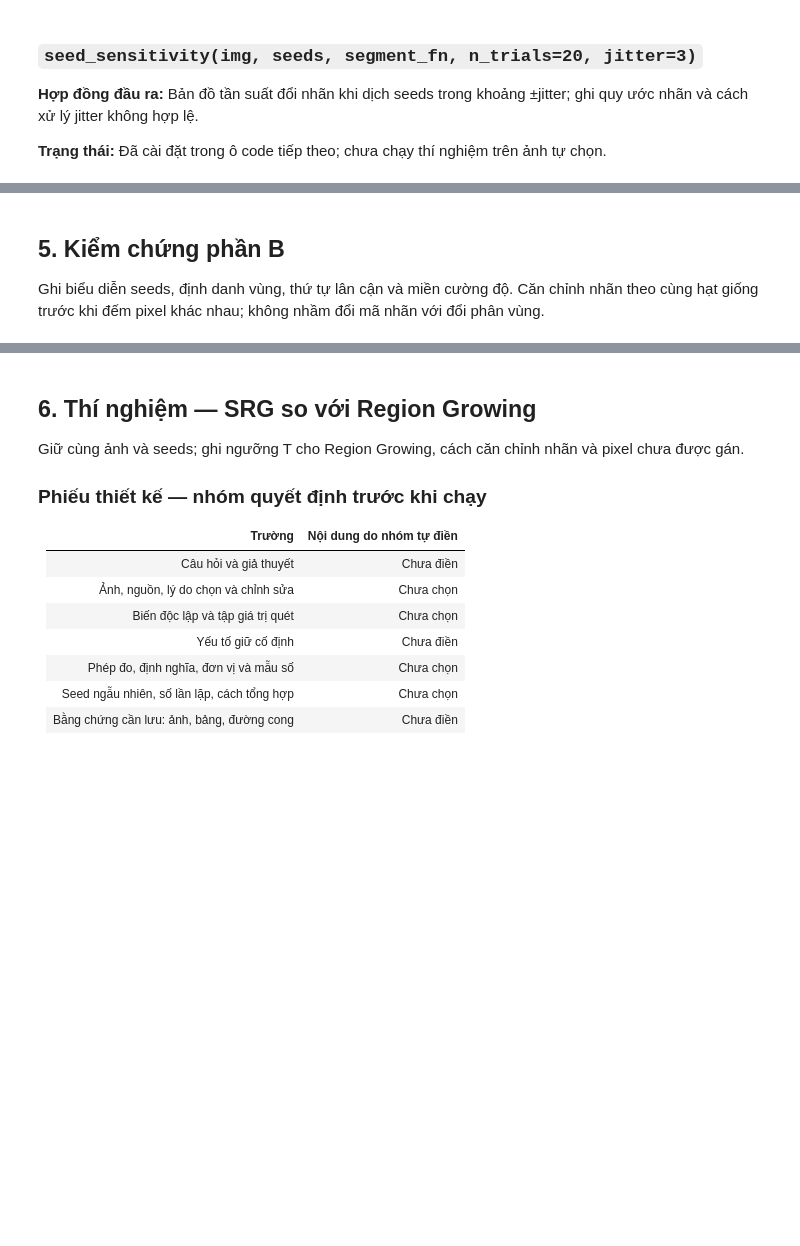
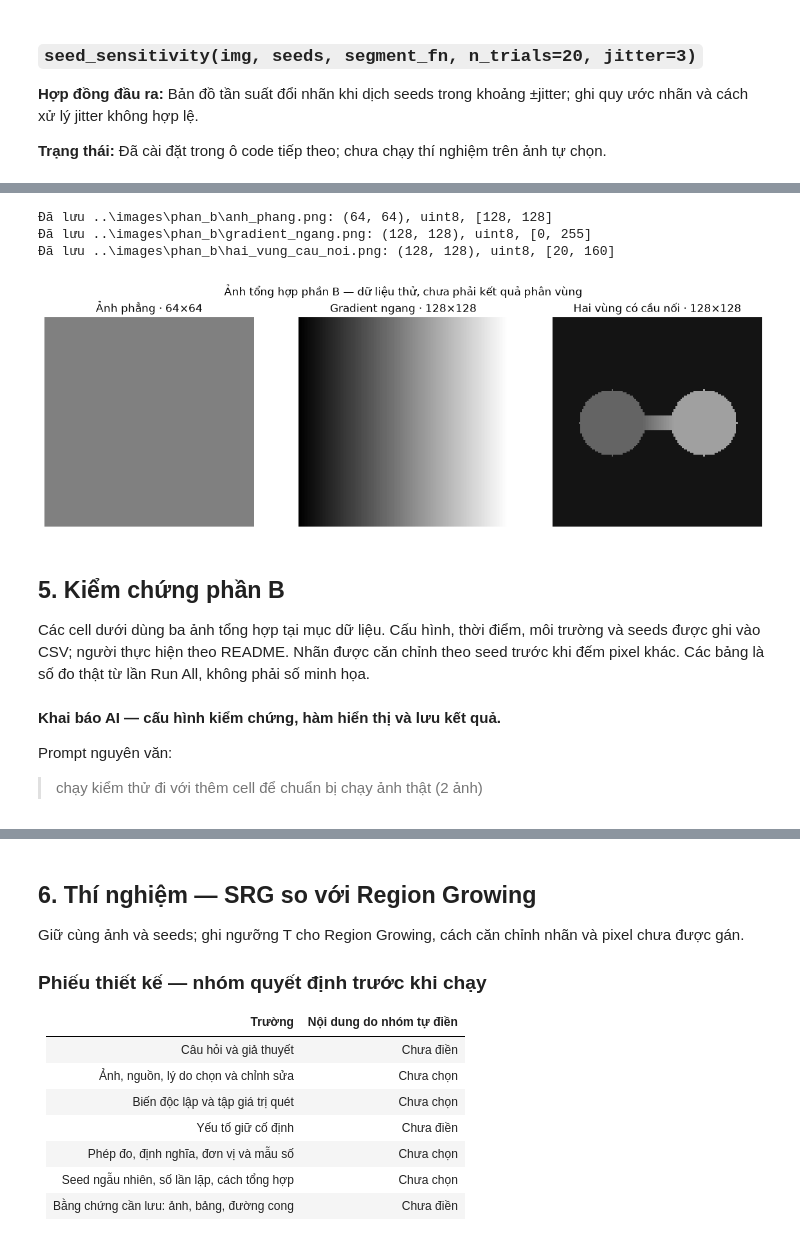
Before and after one commit to t-minhquan/Computer-Vision_Lab2, a Jupyter notebook: notebooks/phan_b_phan_vung_anh.ipynb, the cells around one changed output, grey strips where cells are left out. Saved outputs shown, nothing was run; the diff lists cells and outputs as text; code cells hidden in the pictures; blank space fills up the shorter version.

```diff
--- a/notebooks/phan_b_phan_vung_anh.ipynb
+++ b/notebooks/phan_b_phan_vung_anh.ipynb
@@ -320,4 +342,69 @@ def seed_sensitivity(img, seeds, segment_fn, n_trials=20, jitter=3):
+# %%
+from pathlib import Path
+import matplotlib.pyplot as plt
+
+# Working directory là thư mục chứa notebook.
+b_image_dir = Path("../images/phan_b")
+b_image_dir.mkdir(parents=True, exist_ok=True)
+
+b_flat = np.full((64, 64), 128, dtype=np.uint8)
+b_gradient = np.tile(np.rint(np.linspace(0, 255, 128)).astype(np.uint8), (128, 1))
+
+b_rows, b_cols = np.indices((128, 128))
+b_bridge = np.full((128, 128), 20, dtype=np.uint8)
+b_left = (b_rows - 64) ** 2 + (b_cols - 36) ** 2 <= 20 ** 2
+b_right = (b_rows - 64) ** 2 + (b_cols - 92) ** 2 <= 20 ** 2
+b_bridge[b_left] = 100
+b_bridge[b_right] = 160
+b_bridge[60:69, 54:75] = np.rint(np.linspace(100, 160, 21)).astype(np.uint8)[None, :]
+
+b_images = {
+    "anh_phang": b_flat,
+    "gradient_ngang": b_gradient,
+    "hai_vung_cau_noi": b_bridge,
+}
+assert b_flat.shape == (64, 64) and np.all(b_flat == 128)
+assert b_gradient.shape == b_bridge.shape == (128, 128)
+assert np.all(b_gradient[:, 0] == 0) and np.all(b_gradient[:, -1] == 255)
+assert np.all(np.diff(b_gradient.astype(int), axis=1) >= 0)
+assert b_bridge[0, 0] == 20 and b_bridge[64, 36] == 100 and b_bridge[64, 92] == 160
+assert b_bridge[64, 54] == 100 and b_bridge[64, 74] == 160
+assert np.all(np.diff(b_bridge[64, 54:75].astype(int)) >= 0)
+
+for b_name, b_image in b_images.items():
+    assert b_image.ndim == 2 and b_image.dtype == np.uint8
+    assert 0 <= int(b_image.min()) <= int(b_image.max()) <= 255
+    b_path = b_image_dir / (b_name + ".png")
+    # RGB uint8 bằng nhau để tránh làm tròn cường độ qua bảng màu.
+    plt.imsave(b_path, np.repeat(b_image[..., None], 3, axis=2))
+    # Xác nhận PNG lưu đủ kích thước và giữ đúng cường độ ảnh nguồn.
+    b_saved = plt.imread(b_path)
+    b_gray = b_saved if b_saved.ndim == 2 else b_saved[..., 0]
+    assert b_gray.shape == b_image.shape
+    assert np.array_equal(np.rint(b_gray * 255).astype(np.uint8), b_image)
+    print(f"Đã lưu {b_path}: {b_image.shape}, uint8, [{b_image.min()}, {b_image.max()}]")
+
+b_titles = ["Ảnh phẳng · 64×64", "Gradient ngang · 128×128", "Hai vùng có cầu nối · 128×128"]
+b_figure, b_axes = plt.subplots(1, 3, figsize=(12, 4))
+for b_axis, b_image, b_title in zip(b_axes, b_images.values(), b_titles):
+    b_axis.imshow(b_image, cmap="gray", vmin=0, vmax=255, interpolation="nearest")
+    b_axis.set_title(b_title)
+    b_axis.set_axis_off()
+b_figure.suptitle("Ảnh tổng hợp phần B — dữ liệu thử, chưa phải kết quả phân vùng")
+b_figure.tight_layout()
+plt.show()
+# %% [output]
+Đã lưu ..\images\phan_b\anh_phang.png: (64, 64), uint8, [128, 128]
+Đã lưu ..\images\phan_b\gradient_ngang.png: (128, 128), uint8, [0, 255]
+Đã lưu ..\images\phan_b\hai_vung_cau_noi.png: (128, 128), uint8, [20, 160]
+[figure, added]
 # %% [markdown]
 ## 5. Kiểm chứng phần B
 
-Ghi biểu diễn seeds, định danh vùng, thứ tự lân cận và miền cường độ. Căn chỉnh nhãn theo cùng hạt giống trước khi đếm pixel khác nhau; không nhầm đổi mã nhãn với đổi phân vùng.
+Các cell dưới dùng ba ảnh tổng hợp tại mục dữ liệu. Cấu hình, thời điểm, môi trường và seeds được ghi vào CSV; người thực hiện theo README. Nhãn được căn chỉnh theo seed trước khi đếm pixel khác. Các bảng là số đo thật từ lần Run All, không phải số minh họa.
+# %% [markdown]
+**Khai báo AI — cấu hình kiểm chứng, hàm hiển thị và lưu kết quả.**
+
+Prompt nguyên văn:
+
+> chạy kiểm thử đi với thêm cell để chuẩn bị chạy ảnh thật (2 ảnh)
```
Also changed, not shown: parts of 42 cells of this notebook, 38 other files.
